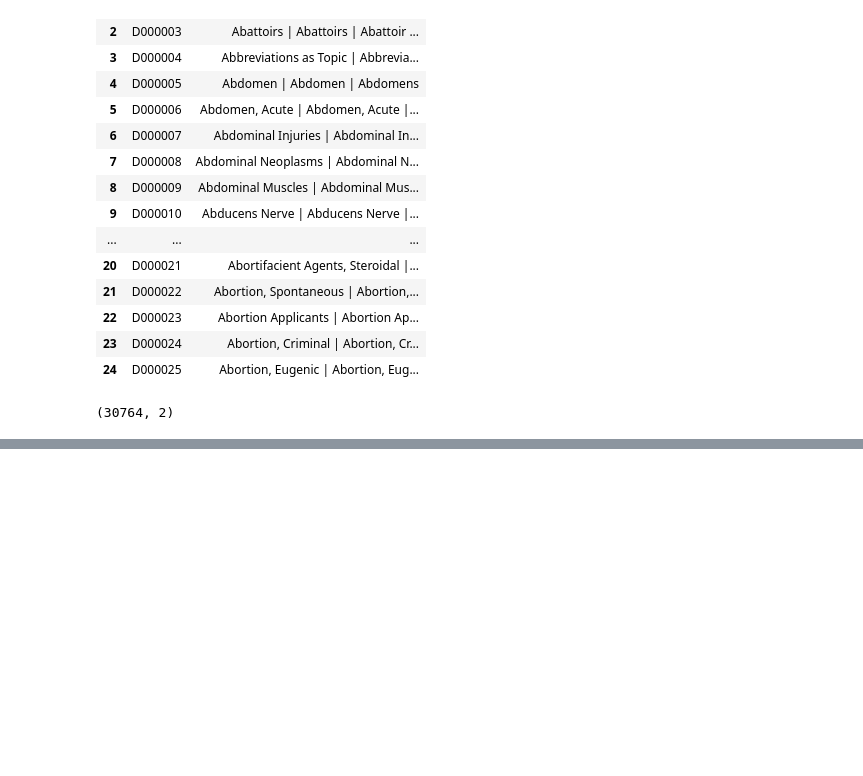
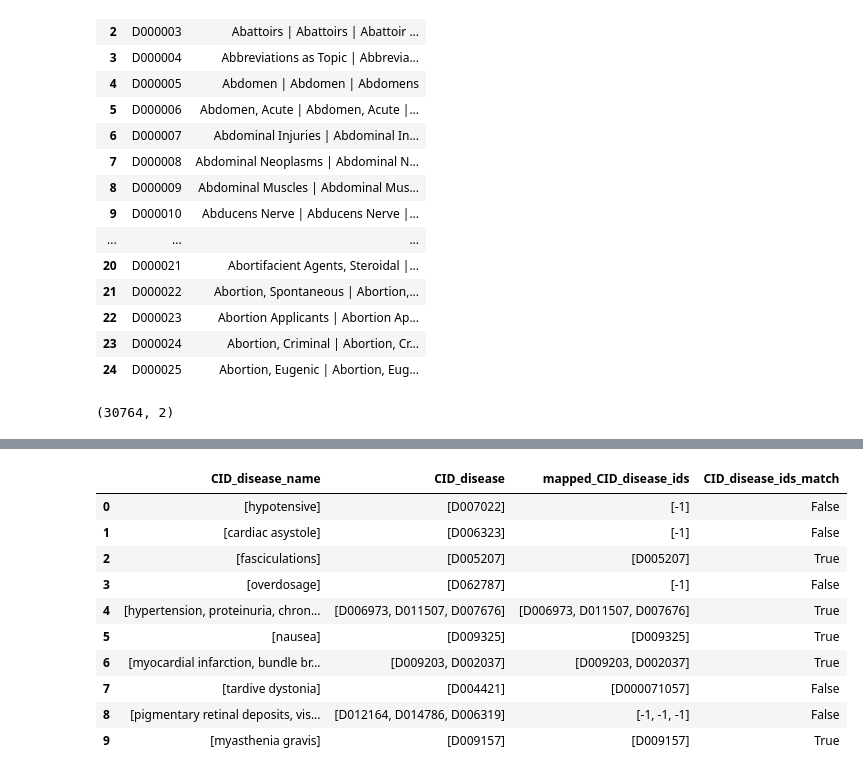
Before and after one commit to NomitaChandra/ChemiMap, a Jupyter notebook: analysis/mesh_id_parsing.ipynb, the cells around one changed output, grey strips where cells are left out. Saved outputs shown, nothing was run; the diff lists cells and outputs as text; code cells hidden in the pictures; blank space fills up the shorter version.

```diff
--- a/analysis/mesh_id_parsing.ipynb
+++ b/analysis/mesh_id_parsing.ipynb
@@ -114,0 +389,14 @@ mesh_lookup_df.shape
+# %%
+df_train[['CID_disease_name', 'CID_disease', 'mapped_CID_disease_ids', 'CID_disease_ids_match']].head(10)
+# %% [output]
+|  | CID_disease_name | CID_disease | mapped_CID_disease_ids | CID_disease_ids_match |
+| 0 | [hypotensive] | [D007022] | [-1] | False |
+| 1 | [cardiac asystole] | [D006323] | [-1] | False |
+| 2 | [fasciculations] | [D005207] | [D005207] | True |
+| 3 | [overdosage] | [D062787] | [-1] | False |
+| 4 | [hypertension, proteinuria, chron... | [D006973, D011507, D007676] | [D006973, D011507, D007676] | True |
+| 5 | [nausea] | [D009325] | [D009325] | True |
+| 6 | [myocardial infarction, bundle br... | [D009203, D002037] | [D009203, D002037] | True |
+| 7 | [tardive dystonia] | [D004421] | [D000071057] | False |
+| 8 | [pigmentary retinal deposits, vis... | [D012164, D014786, D006319] | [-1, -1, -1] | False |
+| 9 | [myasthenia gravis] | [D009157] | [D009157] | True |
```
Also changed, not shown: parts of 16 cells of this notebook.
